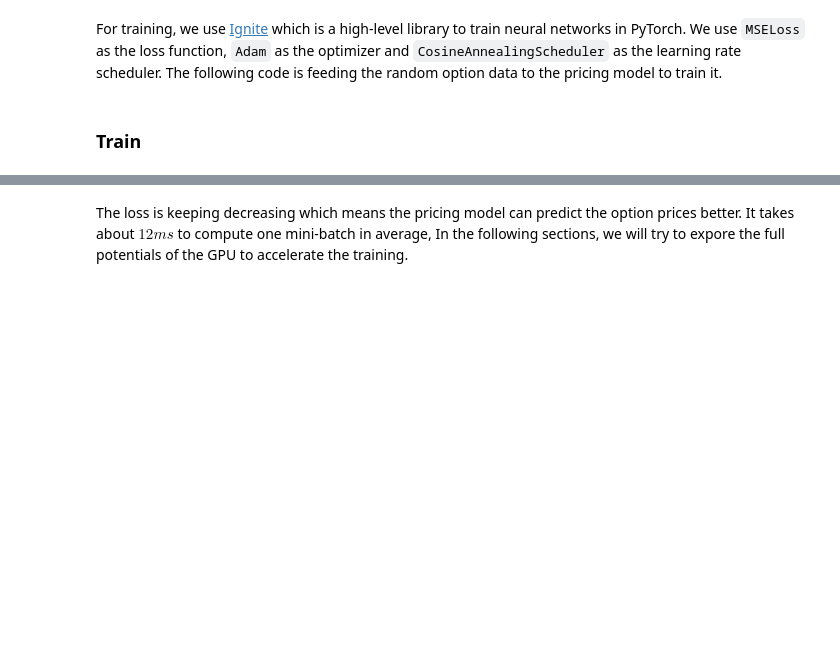
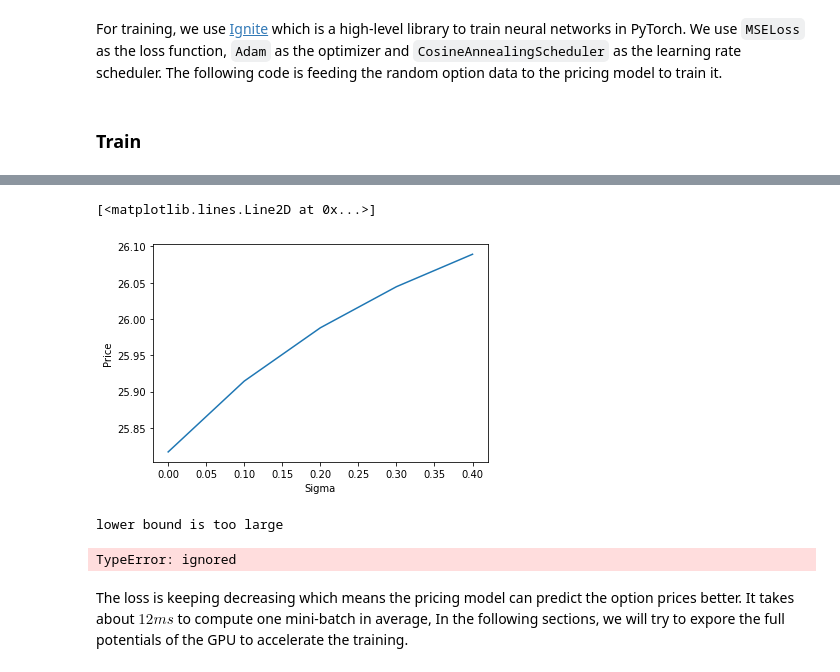
Before and after one commit to xinyanz-erin/Applied-Finance-Project, a Jupyter notebook: From Colab/v1 deep_learning_option_1_Erin.ipynb, the cells around one changed output, grey strips where cells are left out. Saved outputs shown, nothing was run; the diff lists cells and outputs as text; code cells hidden in the pictures; blank space fills up the shorter version.

```diff
--- a/From Colab/v1 deep_learning_option_1_Erin.ipynb
+++ b/From Colab/v1 deep_learning_option_1_Erin.ipynb
@@ -737,3 +835,46 @@ State:
+# %%
+import pylab
+import numpy as np
+def compute_price(sigma):
+    inputs = torch.tensor([[110.0, 100.0, 120.0, sigma, 0.1, 0.05,
+                                           110.0, 100.0, 120.0, sigma, 0.1, 0.05,
+                                           110.0, 100.0, 120.0, sigma, 0.1, 0.05]]).cuda()
+    x = model(inputs.float())
+    #x = model(inputs)
+    return x.item()
+sigmas = np.arange(0, 0.5, 0.1)
+prices = []
+for s in sigmas:
+    prices.append(compute_price(s))
+fig3 = pylab.plot(sigmas, prices)
+pylab.xlabel('Sigma')
+pylab.ylabel('Price')
+fig3
+# %% [output]
+[<matplotlib.lines.Line2D at 0x...>]
+[figure, added]
+# %%
+def bisection_root(small, large, fun, target, EPS=1e-6):
+    if fun(large) - target < 0:
+        print('upper bound is too small')
+        return None
+    if fun(small) - target > 0:
+        print('lower bound is too large')
+        return None
+    while large - small > EPS:
+        mid = (large + small) / 2.0
+        if fun(mid) - target >= 0:
+            large = mid
+        else:
+            small = mid
+    mid = (large + small) / 2.0
+    return mid, abs(fun(mid) - target)
+quoted_price = 16.0
+sigma, err = bisection_root(0, 0.5, compute_price, quoted_price)
+print('implied volativity', sigma, 'error', err)
+# %% [output]
+lower bound is too large
+TypeError: ignored
 # %% [markdown]
 The loss is keeping decreasing which means the pricing model can predict the option prices better. It takes about $12ms$ to compute one mini-batch in average, In the following sections, we will try to expore the full potentials of the GPU to accelerate the training.
 # %% [markdown]
```
Also changed, not shown: parts of 10 cells of this notebook.
